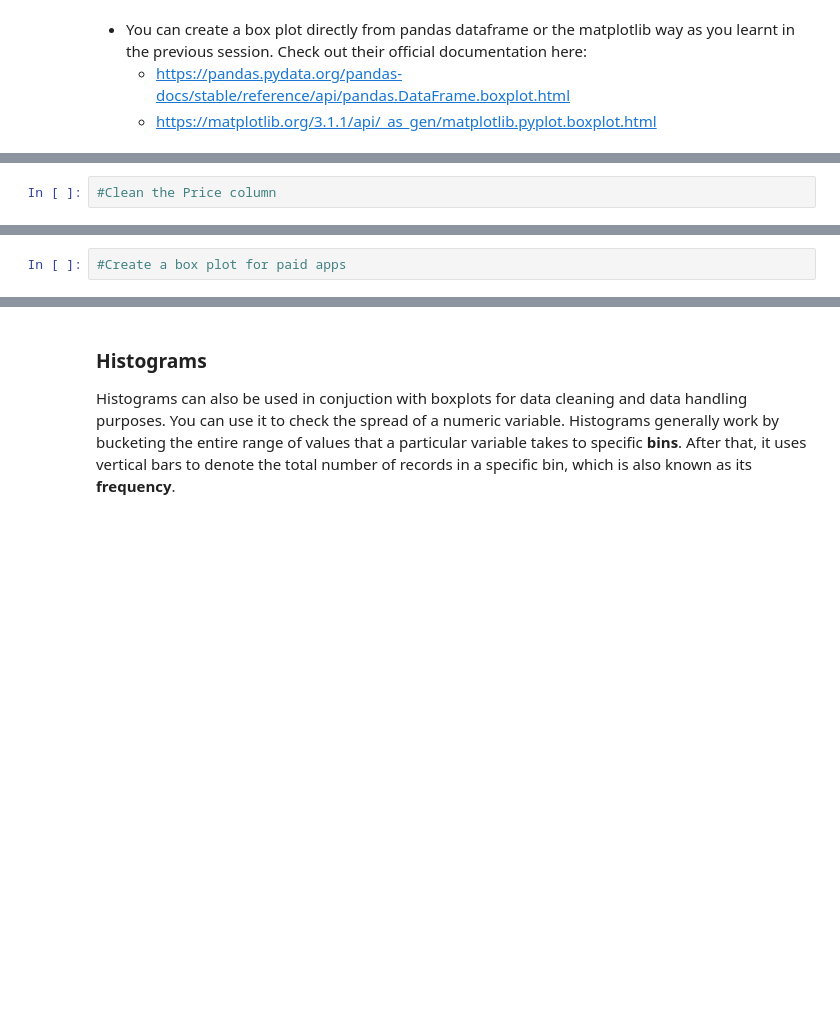
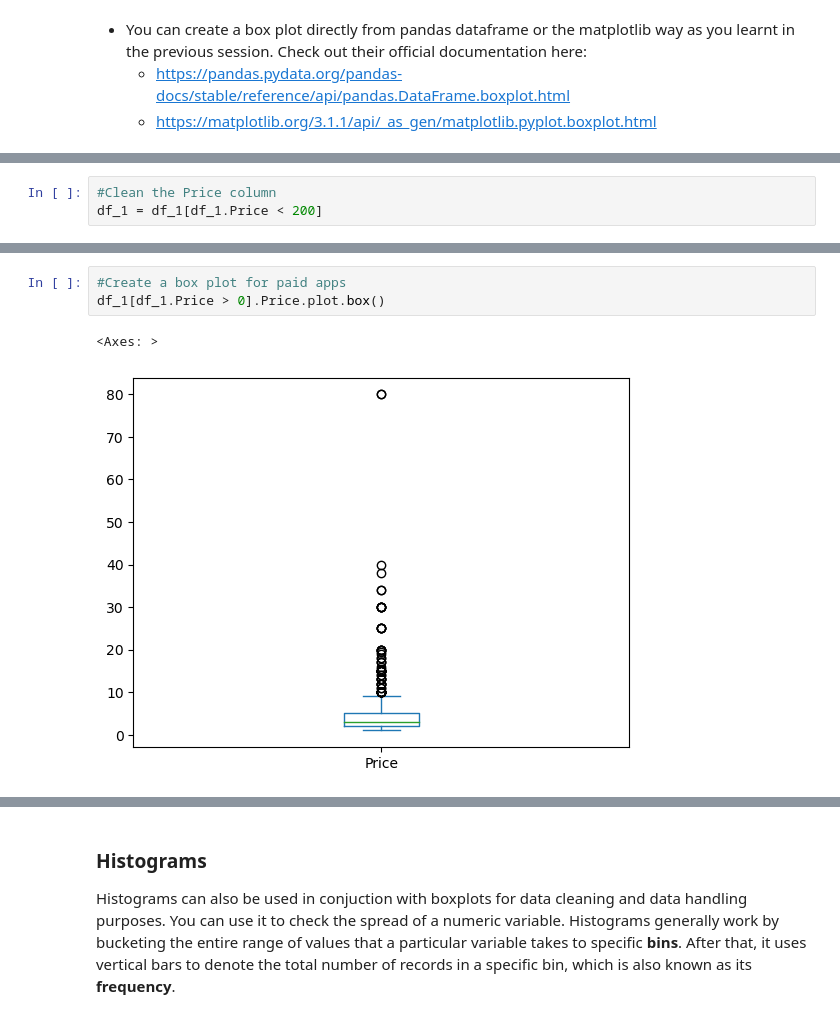
Before and after one commit to mrmankeshraj/PG_Diploma_in_Machine_Learning_and_AI, a Jupyter notebook: Case Study Notebook/Data Visualisation in Python - Case Study.ipynb, the cells around one changed output, grey strips where cells are left out. Drawn from its saved outputs; the diff is of its cells as text; blank space fills up the shorter version.

```diff
--- a/Case Study Notebook/Data Visualisation in Python - Case Study.ipynb
+++ b/Case Study Notebook/Data Visualisation in Python - Case Study.ipynb
@@ -337,2 +406,3 @@ Using a box plot you can identify the outliers as follows:
 # %%
 #Clean the Price column
+df_1 = df_1[df_1.Price < 200]
@@ -339,4 +421,8 @@ Using a box plot you can identify the outliers as follows:
 # %%
 #Create a box plot for paid apps
+df_1[df_1.Price > 0].Price.plot.box()
+# %% [output]
+<Axes: >
+[figure, added]
 # %%
 #Check the apps with price more than 30
```
Also changed, not shown: parts of 28 cells of this notebook.
